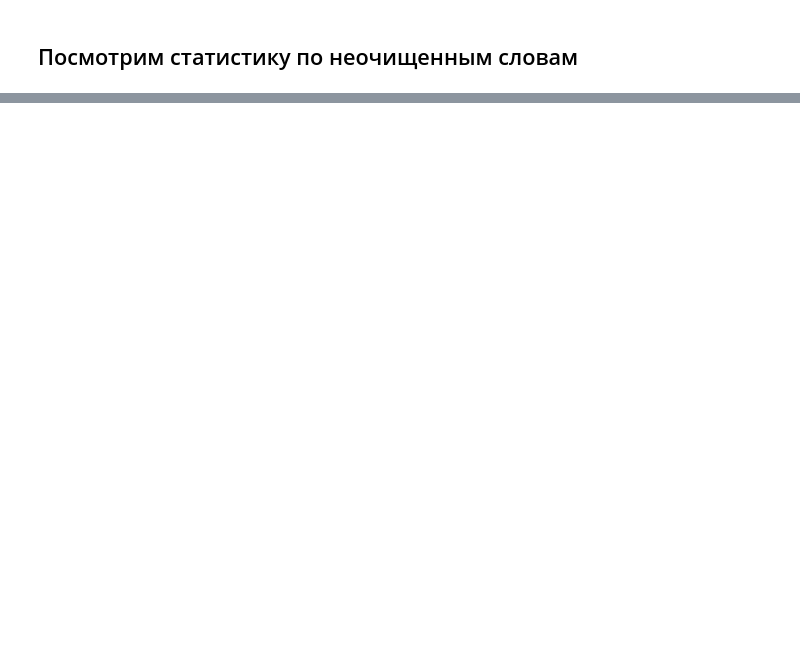
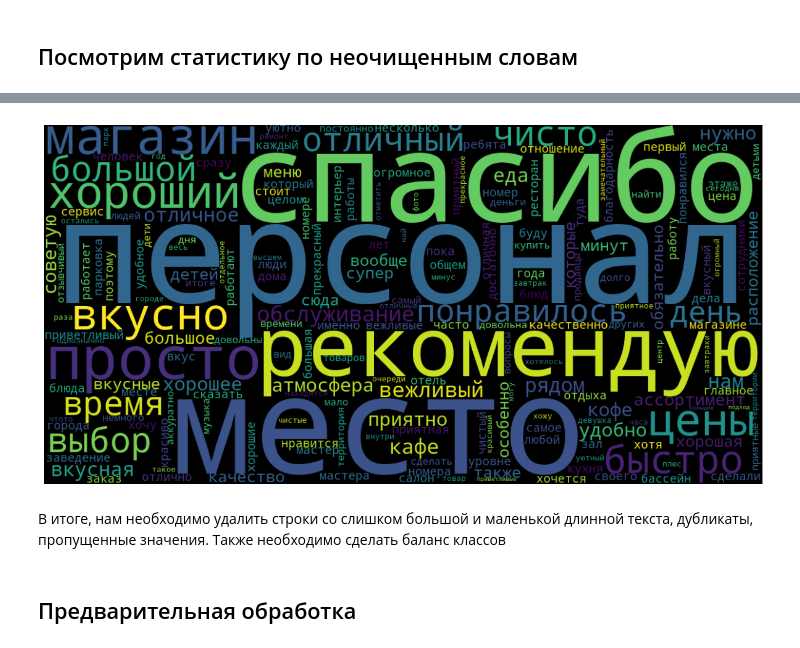
Before and after one commit to kcherenkovv/learning_task, a Jupyter notebook: ide.ipynb, the cells around one changed output, grey strips where cells are left out. Cells and saved outputs as stored; diff of their text form; code cells hidden in the pictures; blank space fills up the shorter version.

```diff
--- a/ide.ipynb
+++ b/ide.ipynb
@@ -266,0 +352,13 @@ for word in most_common_words:
+# %%
+wordcloud = WordCloud(width=1200, height=600).generate_from_frequencies(fdist)
+# %%
+plt.figure(figsize=(15, 15))
+plt.imshow(wordcloud, interpolation="bilinear")
+plt.axis("off")
+plt.show()
+# %% [output]
+[figure, added]
+# %% [markdown]
+В итоге, нам необходимо удалить строки со слишком большой и маленькой длинной текста, дубликаты, пропущенные значения. Также необходимо сделать баланс классов
+# %% [markdown]
+## Предварительная обработка
```
Also changed, not shown: parts of 44 cells of this notebook, 1 other file.
